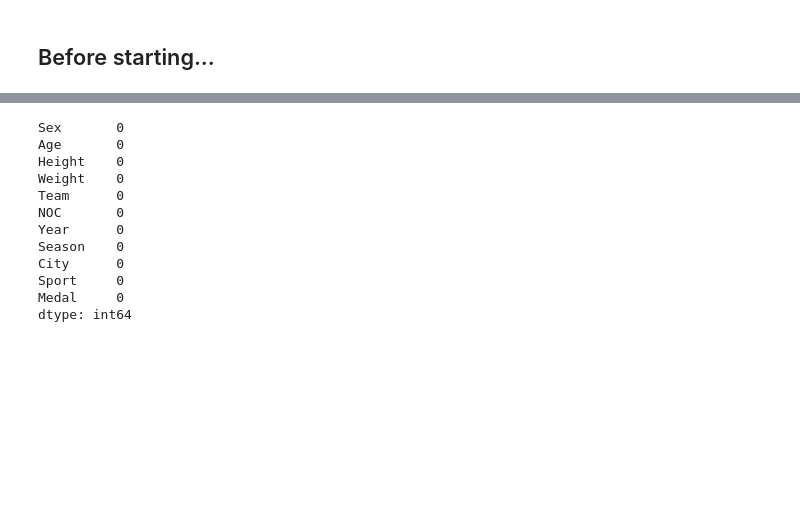
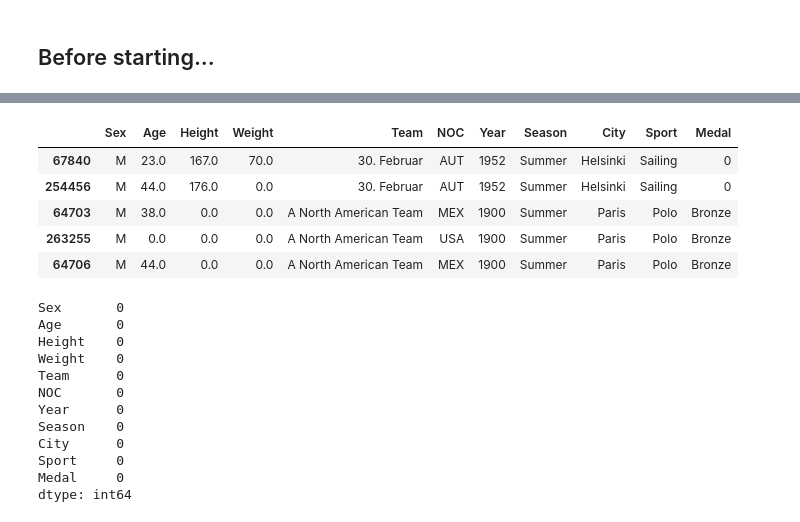
Before and after one commit to ErickaBermudez/ds-olympics, a Jupyter notebook: final.ipynb, the cells around one changed output, grey strips where cells are left out. Drawn from its saved outputs; the diff is of its cells as text; code cells hidden in the pictures; blank space fills up the shorter version.

```diff
--- a/final.ipynb
+++ b/final.ipynb
@@ -42,3 +53,13 @@ df_athletes.head()
+# %%
+df_athletes=df_athletes.sort_values(by='Team')
+df_athletes.head()
+# %% [output]
+|  | Sex | Age | Height | Weight | Team | NOC | Year | Season | City | Sport | Medal |
+| 67840 | M | 23.0 | 167.0 | 70.0 | 30. Februar | AUT | 1952 | Summer | Helsinki | Sailing | 0 |
+| 254456 | M | 44.0 | 176.0 | 0.0 | 30. Februar | AUT | 1952 | Summer | Helsinki | Sailing | 0 |
+| 64703 | M | 38.0 | 0.0 | 0.0 | A North American Team | MEX | 1900 | Summer | Paris | Polo | Bronze |
+| 263255 | M | 0.0 | 0.0 | 0.0 | A North American Team | USA | 1900 | Summer | Paris | Polo | Bronze |
+| 64706 | M | 44.0 | 0.0 | 0.0 | A North American Team | MEX | 1900 | Summer | Paris | Polo | Bronze |
 # %%
 df_athletes.isna().sum()
 # %% [output]
```
Also changed, not shown: parts of 15 cells of this notebook.
